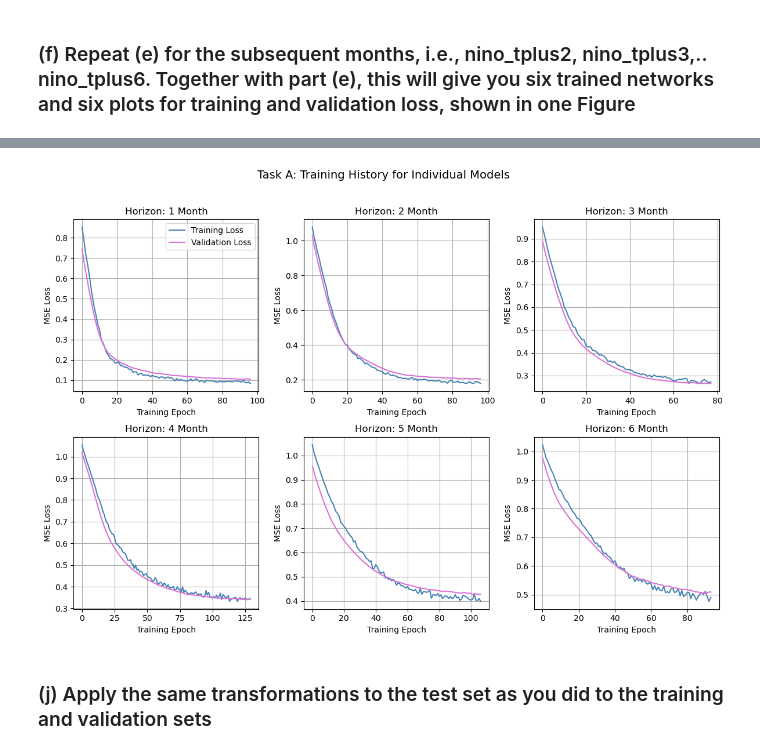
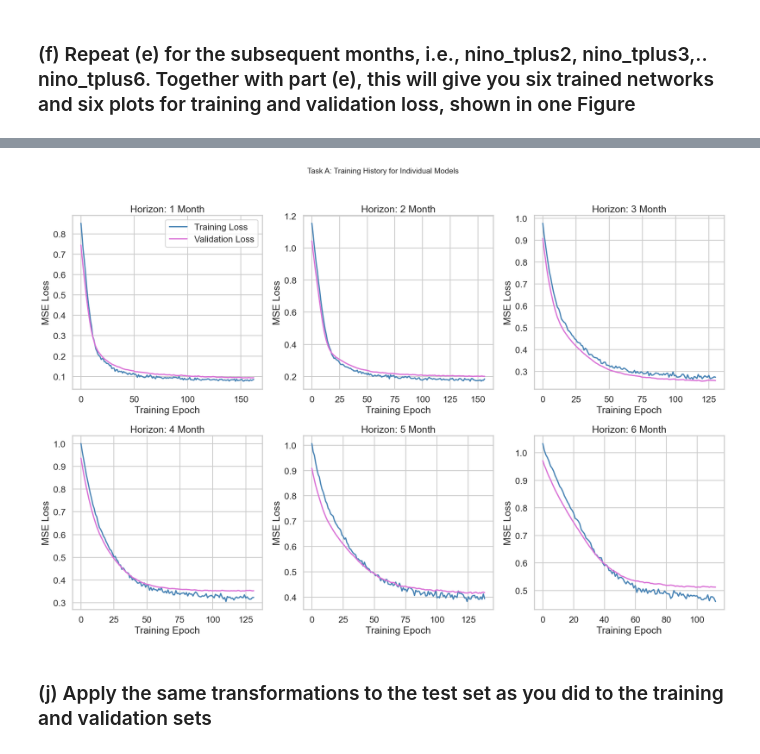
Before and after one commit to kurin0u0/9814, a Jupyter notebook: z5709922_assignment1/z5709922_assignment1.ipynb, the cells around one changed output, grey strips where cells are left out. Cells and saved outputs as stored; diff of their text form; code cells hidden in the pictures.

```diff
--- a/z5709922_assignment1/z5709922_assignment1.ipynb
+++ b/z5709922_assignment1/z5709922_assignment1.ipynb
@@ -133,7 +133,7 @@ model = NinoNet(input_dim).to(device)
 ### (f) Repeat (e) for the subsequent months, i.e., nino_tplus2, nino_tplus3,.. nino_tplus6. Together with part (e), this will give you six trained networks and six plots for training and validation loss, shown in one Figure
 # %%
 # ---------- 训练函数 ----------
-def train_single_horizon(horizon_index, epochs=1000, lr=1e-4, batch_size=32, patience=5):
+def train_single_horizon(horizon_index, epochs=1000, lr=1e-4, batch_size=32, patience=10):
     # 目标列索引
     y_train_h = train_y[:, horizon_index].unsqueeze(1)
     y_val_h = val_y[:, horizon_index].unsqueeze(1)
@@ -219,7 +219,7 @@ for i in range(num_models):
 
 
 # ---------- 绘制六张训练曲线 ----------
-fig, axes = plt.subplots(2, 3, figsize=(12, 8))
+fig, axes = plt.subplots(2, 3, figsize=(18, 12))
 axes = axes.flatten()
 
 for i in range(num_models):
@@ -256,5 +256,5 @@ Early stopping at epoch 94
  模型 nino_model_tplus6.pth 已保存
-[figure, old version]
+[figure, new version]
 # %% [markdown]
 ### (j) Apply the same transformations to the test set as you did to the training and validation sets
 # %%
```
Also changed, not shown: parts of 13 cells of this notebook, 9 other files.
